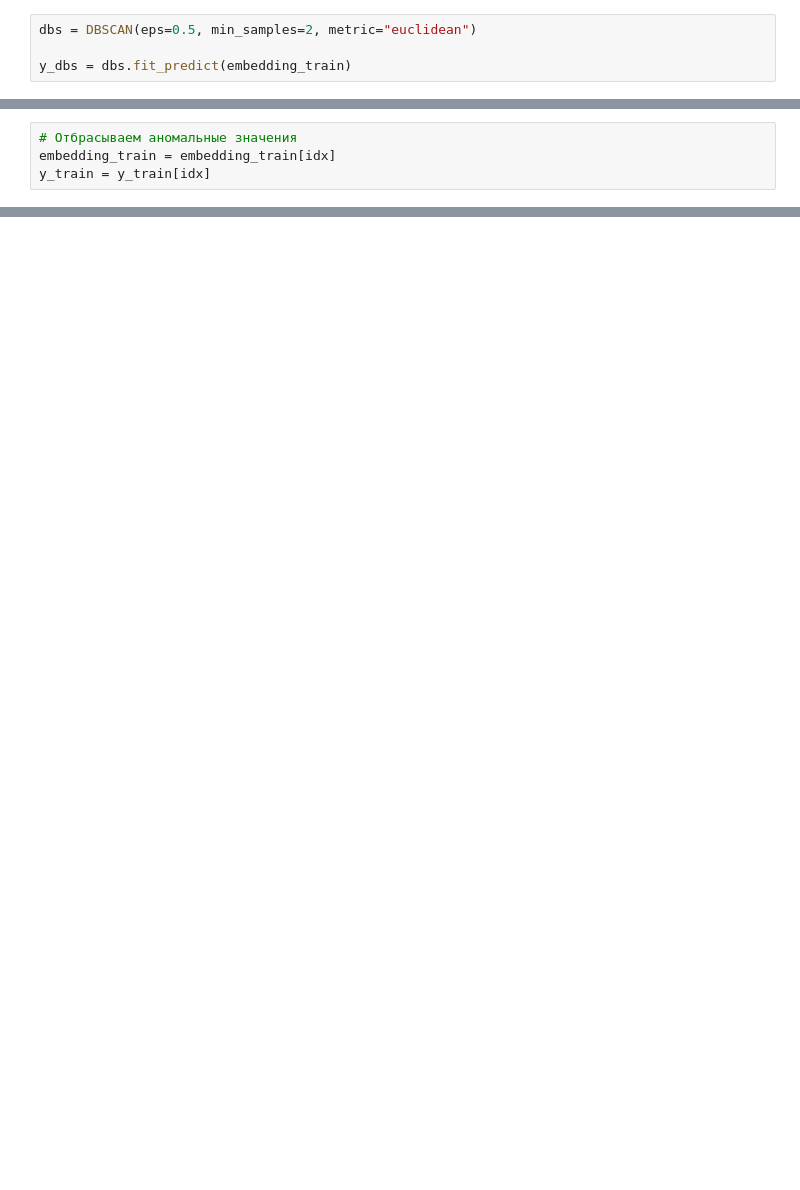
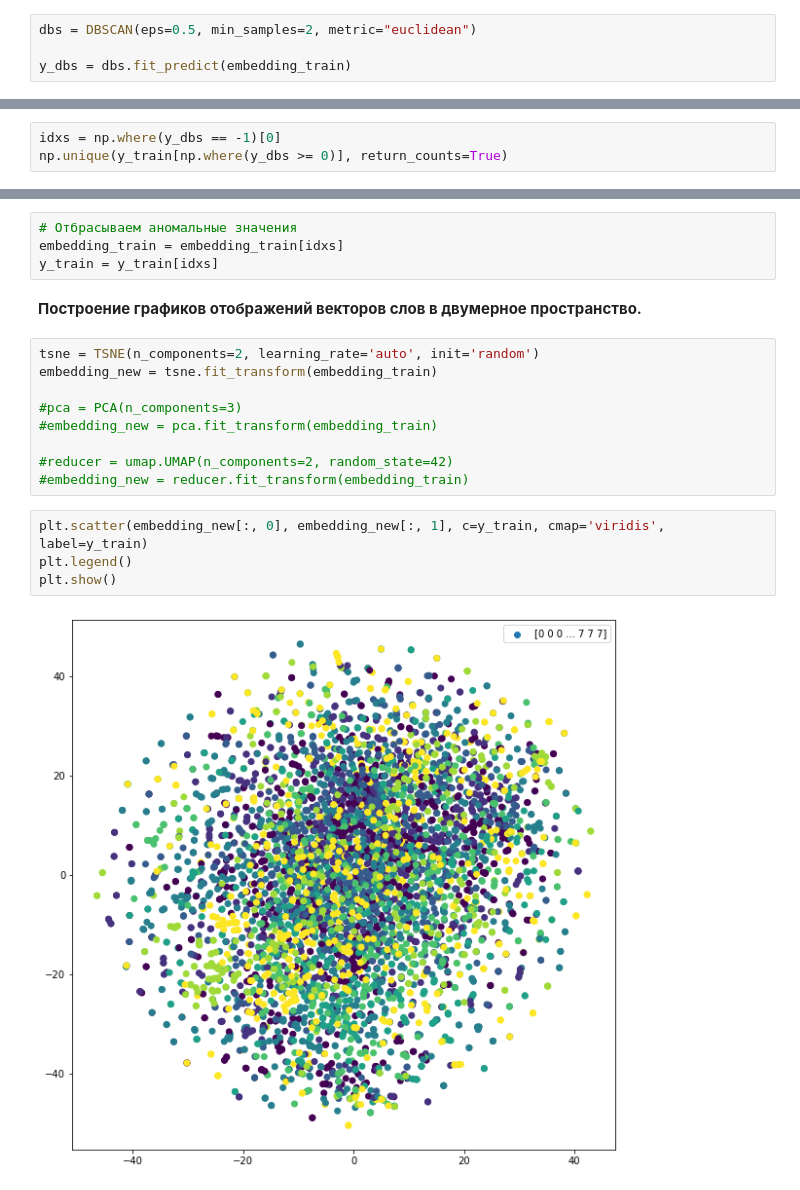
Before and after one commit to marakinsv/Learning, a Jupyter notebook: PROJECT.ipynb, the cells around one changed output, grey strips where cells are left out. Saved outputs shown, nothing was run; the diff lists cells and outputs as text; blank space fills up the shorter version.

```diff
--- a/PROJECT.ipynb
+++ b/PROJECT.ipynb
@@ -178,4 +490,0 @@ embedding_train.shape
-# %%
-# Отбрасываем аномальные значения
-embedding_train = embedding_train[idx]
-y_train = y_train[idx]
@@ -314,0 +491,3 @@ model.similar_by_vector(vec)
+# %%
+idxs = np.where(y_dbs == -1)[0]
+np.unique(y_train[np.where(y_dbs >= 0)], return_counts=True)
@@ -314,0 +502,21 @@ model.similar_by_vector(vec)
+# %%
+# Отбрасываем аномальные значения
+embedding_train = embedding_train[idxs]
+y_train = y_train[idxs]
+# %% [markdown]
+**Построение графиков отображений векторов слов в двумерное пространство.**
+# %%
+tsne = TSNE(n_components=2, learning_rate='auto', init='random')
+embedding_new = tsne.fit_transform(embedding_train)
+
+#pca = PCA(n_components=3)
+#embedding_new = pca.fit_transform(embedding_train)
+
+#reducer = umap.UMAP(n_components=2, random_state=42)
+#embedding_new = reducer.fit_transform(embedding_train)
+# %%
+plt.scatter(embedding_new[:, 0], embedding_new[:, 1], c=y_train, cmap='viridis', label=y_train)
+plt.legend()
+plt.show()
+# %% [output]
+[figure, added]
```
Also changed, not shown: parts of 143 cells of this notebook.
